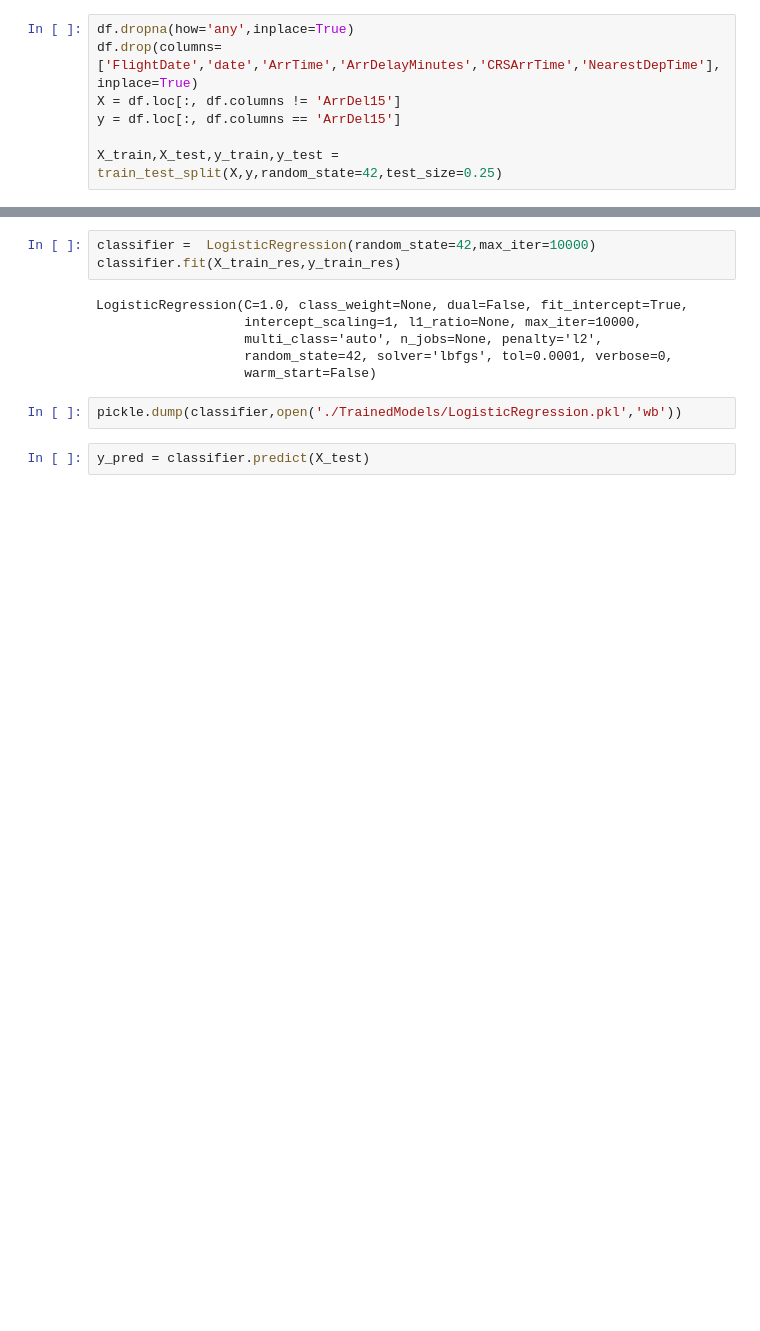
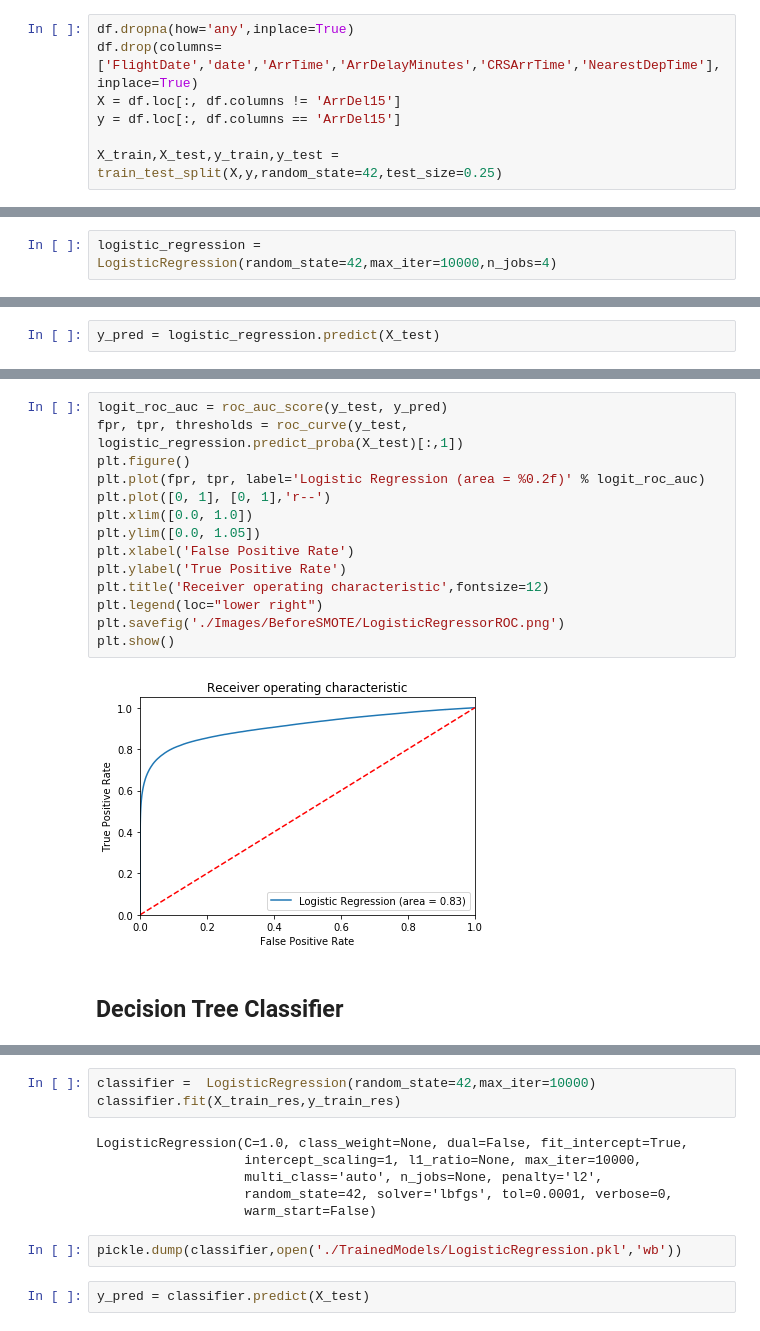
Before and after one commit to MaheshBharadwaj/FlightDelayPrediction, a Jupyter notebook: Classifier.ipynb, the cells around one changed output, grey strips where cells are left out. Cells and saved outputs as stored; diff of their text form; blank space fills up the shorter version.

```diff
--- a/Classifier.ipynb
+++ b/Classifier.ipynb
@@ -38,0 +48,2 @@ X_train,X_test,y_train,y_test = train_test_split(X,y,random_state=42,test_size=0
+# %%
+logistic_regression = LogisticRegression(random_state=42,max_iter=10000,n_jobs=4)
@@ -38,0 +58,2 @@ X_train,X_test,y_train,y_test = train_test_split(X,y,random_state=42,test_size=0
+# %%
+y_pred = logistic_regression.predict(X_test)
@@ -38,0 +75,18 @@ X_train,X_test,y_train,y_test = train_test_split(X,y,random_state=42,test_size=0
+# %%
+logit_roc_auc = roc_auc_score(y_test, y_pred)
+fpr, tpr, thresholds = roc_curve(y_test, logistic_regression.predict_proba(X_test)[:,1])
+plt.figure()
+plt.plot(fpr, tpr, label='Logistic Regression (area = %0.2f)' % logit_roc_auc)
+plt.plot([0, 1], [0, 1],'r--')
+plt.xlim([0.0, 1.0])
+plt.ylim([0.0, 1.05])
+plt.xlabel('False Positive Rate')
+plt.ylabel('True Positive Rate')
+plt.title('Receiver operating characteristic',fontsize=12)
+plt.legend(loc="lower right")
+plt.savefig('./Images/BeforeSMOTE/LogisticRegressorROC.png')
+plt.show()
+# %% [output]
+[figure, added]
+# %% [markdown]
+## Decision Tree Classifier
```
Also changed, not shown: parts of 47 cells of this notebook, 1 other file.
